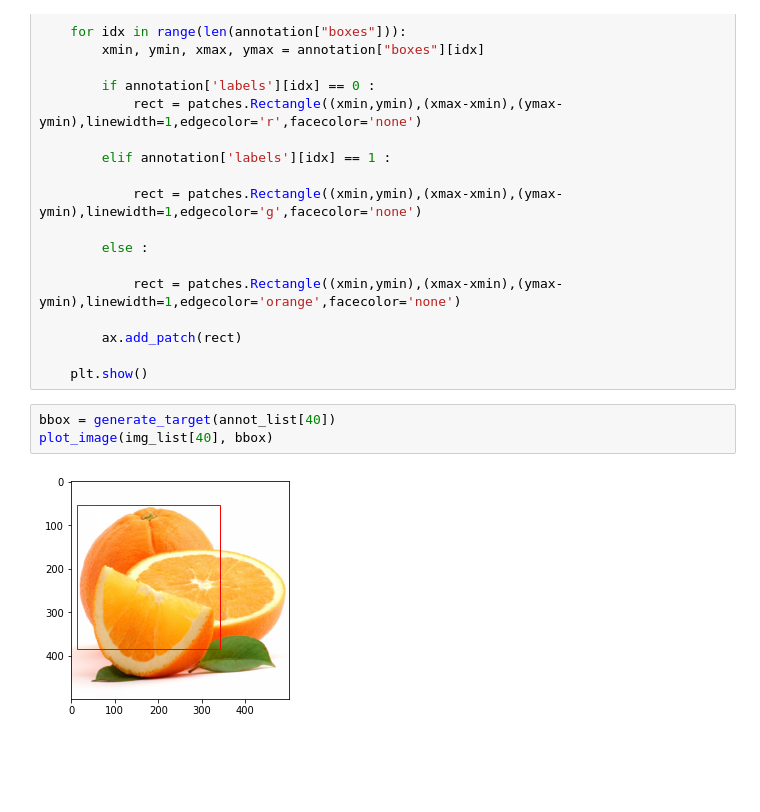
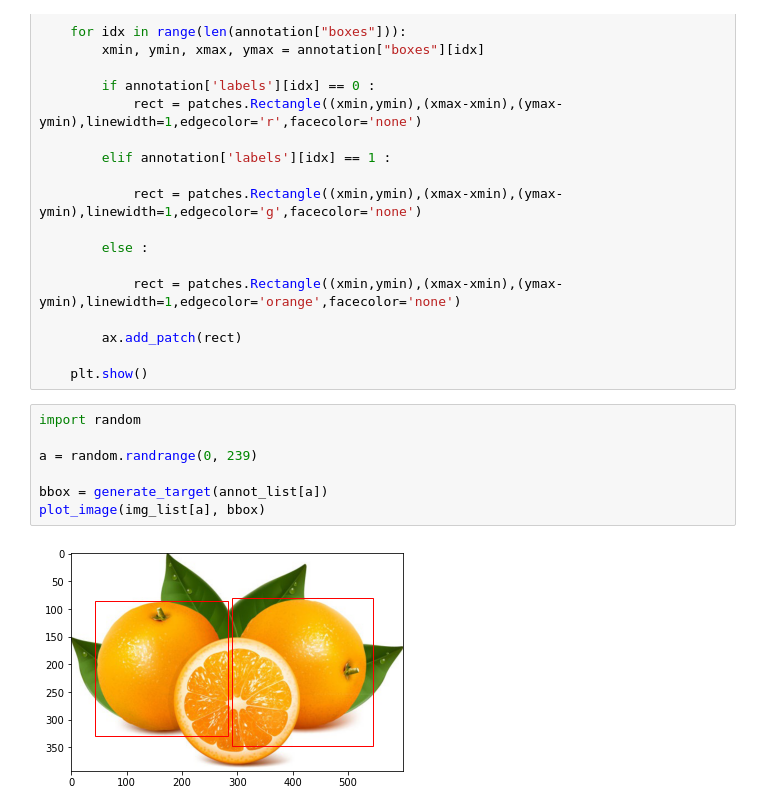
Before and after one commit to PJibin/test_poject, a Jupyter notebook: main.ipynb, the cells around one changed output. Saved outputs shown, nothing was run; the diff lists cells and outputs as text; blank space fills up the shorter version.

```diff
--- a/main.ipynb
+++ b/main.ipynb
@@ -139,8 +139,12 @@ def plot_image(img_path, annotation):
         ax.add_patch(rect)
 
     plt.show()
-# %%
-bbox = generate_target(annot_list[40])
-plot_image(img_list[40], bbox)
-# %% [output]
-[figure, removed]
+# %%
+import random
+
+a = random.randrange(0, 239)
+
+bbox = generate_target(annot_list[a])
+plot_image(img_list[a], bbox)
+# %% [output]
+[figure, added]
```
